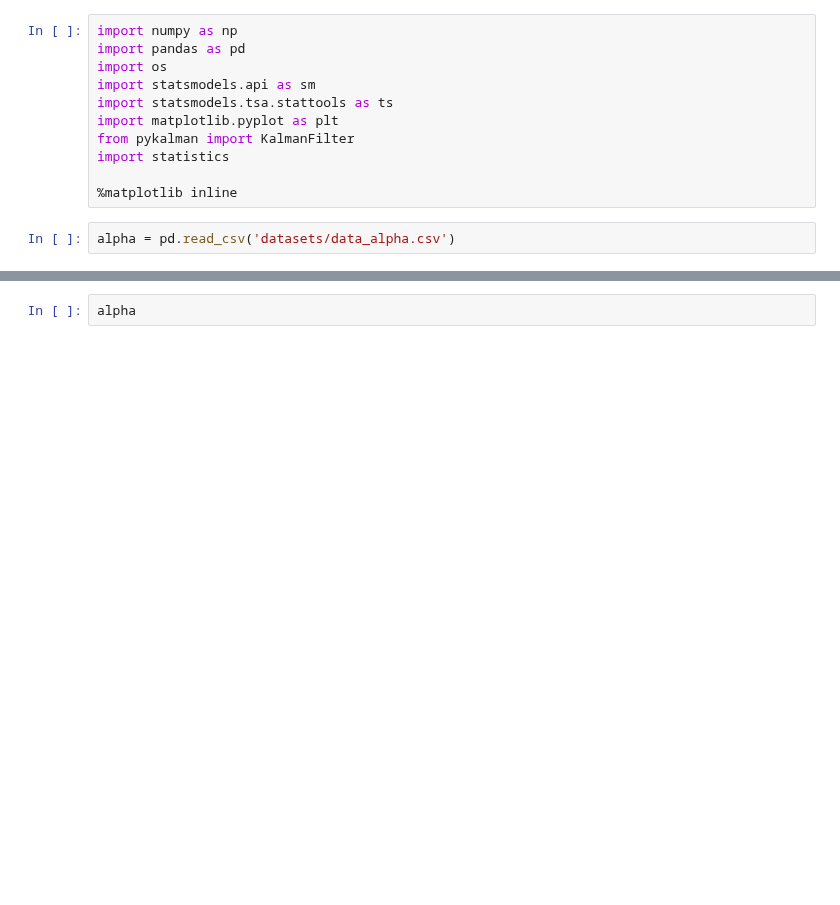
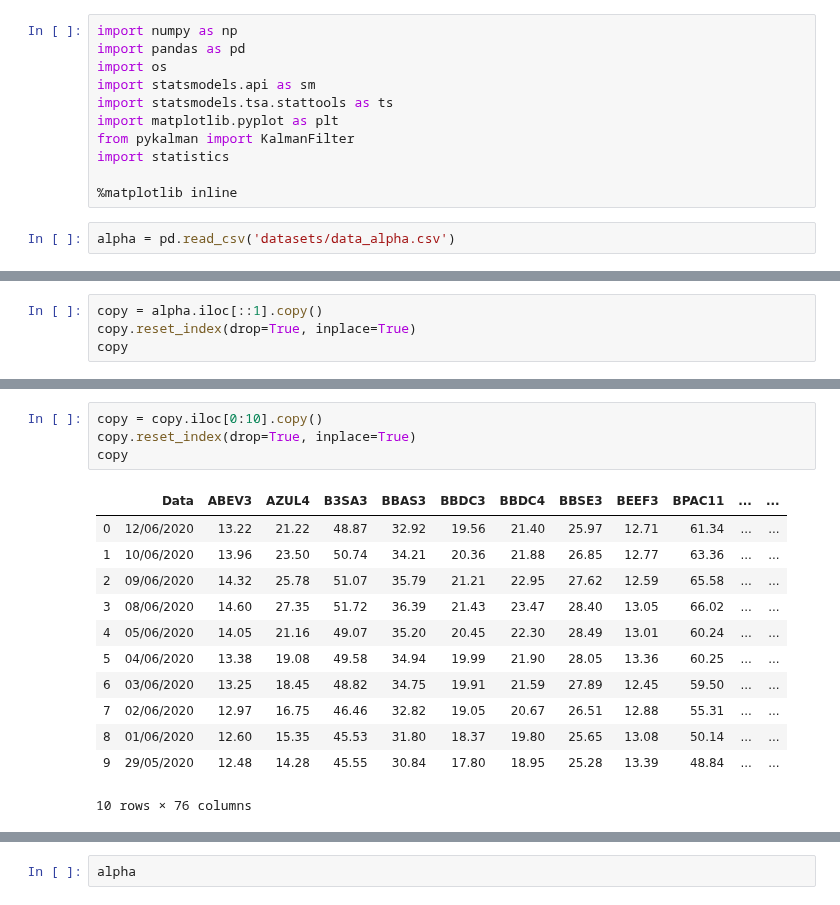
Before and after one commit to andreolvgomes/long-short-by-cointegration, a Jupyter notebook: Tests Code Python.ipynb, the cells around one changed output, grey strips where cells are left out. Drawn from its saved outputs; the diff is of its cells as text; blank space fills up the shorter version.

```diff
--- a/Tests Code Python.ipynb
+++ b/Tests Code Python.ipynb
@@ -13,0 +32,4 @@ alpha = pd.read_csv('datasets/data_alpha.csv')
+# %%
+copy = alpha.iloc[::1].copy()
+copy.reset_index(drop=True, inplace=True)
+copy
@@ -13,0 +50,17 @@ alpha = pd.read_csv('datasets/data_alpha.csv')
+# %%
+copy = copy.iloc[0:10].copy()
+copy.reset_index(drop=True, inplace=True)
+copy
+# %% [output]
+|  | Data | ABEV3 | AZUL4 | B3SA3 | BBAS3 | BBDC3 | BBDC4 | BBSE3 | BEEF3 | BPAC11 | ... | ... |
+| 0 | 12/06/2020 | 13.22 | 21.22 | 48.87 | 32.92 | 19.56 | 21.40 | 25.97 | 12.71 | 61.34 | ... | ... |
+| 1 | 10/06/2020 | 13.96 | 23.50 | 50.74 | 34.21 | 20.36 | 21.88 | 26.85 | 12.77 | 63.36 | ... | ... |
+| 2 | 09/06/2020 | 14.32 | 25.78 | 51.07 | 35.79 | 21.21 | 22.95 | 27.62 | 12.59 | 65.58 | ... | ... |
+| 3 | 08/06/2020 | 14.60 | 27.35 | 51.72 | 36.39 | 21.43 | 23.47 | 28.40 | 13.05 | 66.02 | ... | ... |
+| 4 | 05/06/2020 | 14.05 | 21.16 | 49.07 | 35.20 | 20.45 | 22.30 | 28.49 | 13.01 | 60.24 | ... | ... |
+| 5 | 04/06/2020 | 13.38 | 19.08 | 49.58 | 34.94 | 19.99 | 21.90 | 28.05 | 13.36 | 60.25 | ... | ... |
+| 6 | 03/06/2020 | 13.25 | 18.45 | 48.82 | 34.75 | 19.91 | 21.59 | 27.89 | 12.45 | 59.50 | ... | ... |
+| 7 | 02/06/2020 | 12.97 | 16.75 | 46.46 | 32.82 | 19.05 | 20.67 | 26.51 | 12.88 | 55.31 | ... | ... |
+| 8 | 01/06/2020 | 12.60 | 15.35 | 45.53 | 31.80 | 18.37 | 19.80 | 25.65 | 13.08 | 50.14 | ... | ... |
+| 9 | 29/05/2020 | 12.48 | 14.28 | 45.55 | 30.84 | 17.80 | 18.95 | 25.28 | 13.39 | 48.84 | ... | ... |
+10 rows × 76 columns
```
Also changed, not shown: parts of 8 cells of this notebook, 3 other files.
